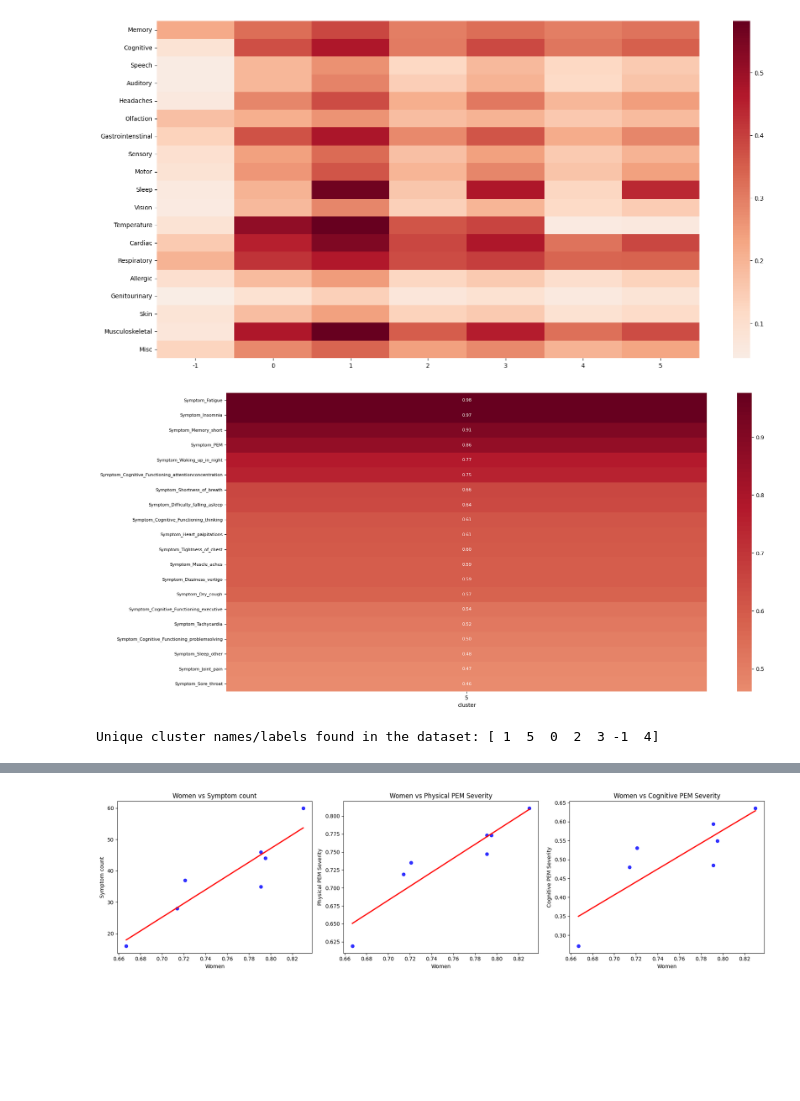
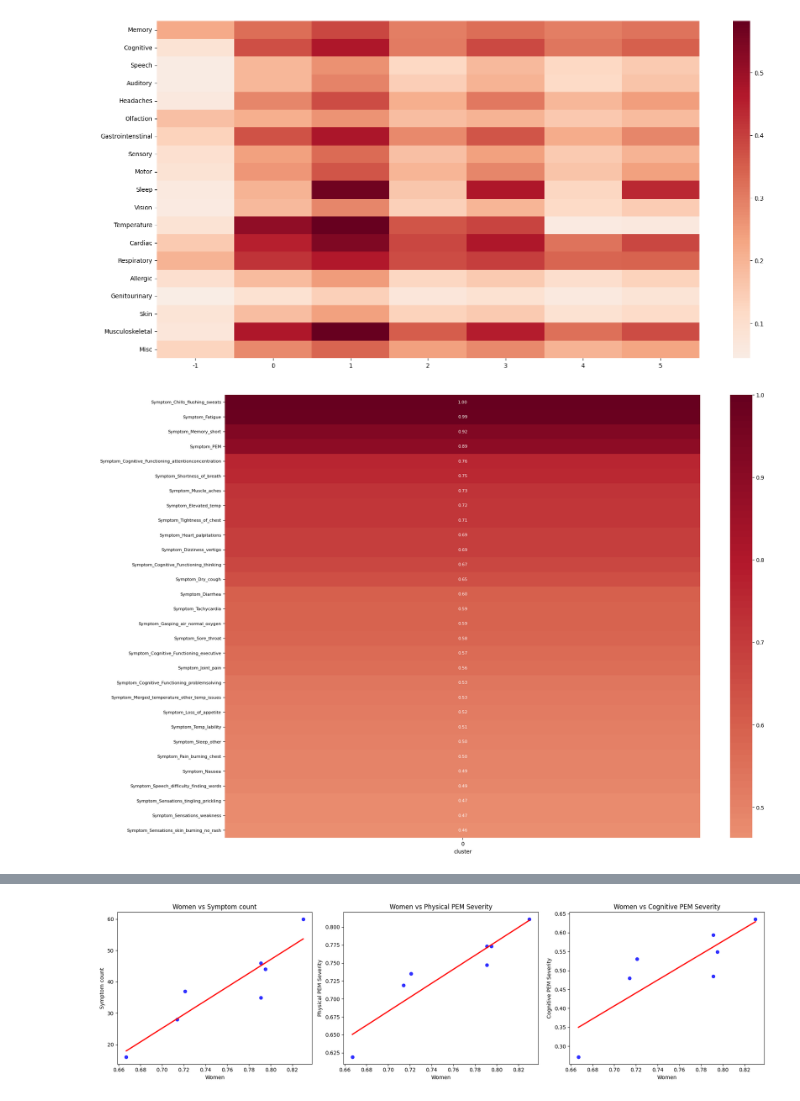
Before and after one commit to leothesouthafrican/PLR, a Jupyter notebook: Leo/main/final/grid_autoencoder/final_embedding/cl2/exploration.ipynb, the cells around one changed output, grey strips where cells are left out. Cells and saved outputs as stored; diff of their text form; code cells hidden in the pictures; blank space fills up the shorter version.

```diff
--- a/Leo/main/final/grid_autoencoder/final_embedding/cl2/exploration.ipynb
+++ b/Leo/main/final/grid_autoencoder/final_embedding/cl2/exploration.ipynb
@@ -301,9 +301,9 @@ import pandas as pd
 import matplotlib.pyplot as plt
 import seaborn as sns
 
-def plot_symp_avg_per_cluster(clusters, sympdf=None, include_misc=True, saveloc=None, selected_cluster=None, top_n_features=None):
+def plot_symp_avg_per_cluster(clusters, sympdf=None, include_misc=True, saveloc=None, selected_clusters=None, top_n_features=None):
     """
-    Plot average symptom values by cluster, with options to filter by specific cluster
+    Plot average symptom values by cluster, with options to filter by specific clusters
     and to limit the display to top n highest features, including value annotations.
 
     Parameters:
@@ -311,7 +311,7 @@ def plot_symp_avg_per_cluster(clusters, sympdf=None, include_misc=True, saveloc=
     sympdf (DataFrame, optional): DataFrame with symptoms. Default is None.
     include_misc (bool): Whether to include 'Misc' symptoms. Default is True.
     saveloc (str, optional): Location to save the plot. Default is None.
-    selected_cluster (int or str, optional): Specific cluster to display. Default is None.
+    selected_clusters (list of int/str, optional): Specific clusters to display. Default is None.
     top_n_features (int, optional): Number of top features to display. Default is None.
 
     Returns:
@@ -323,7 +323,7 @@ def plot_symp_avg_per_cluster(clusters, sympdf=None, include_misc=True, saveloc=
 
     if sympdf is None:
         # Placeholder for actual symptoms data path
-        df = pd.read_csv("/Users/leo/Programming/PLR/Leo/data/cleaned_data_SYMPTOMS_9_13_23.csv", index_col=0)
+        df = pd.read_csv("/Users/leo/Programming/PLR/Leo/data/cleaned_data_SYMPTOMS_9_13_23.csv", index_col=0)  # Update with the correct path
         sympdf = df.loc[:, df.columns.str.startswith('Symptom_')]
 
     if not include_misc:
@@ -331,67 +331,46 @@ def plot_symp_avg_per_cluster(clusters, sympdf=None, include_misc=True, saveloc=
 
     sympdf['cluster'] = clusters['cluster']
 
-    if selected_cluster is not None:
-        sympdf = sympdf[sympdf['cluster'] == selected_cluster]
+    if selected_clusters is not None:
+        sympdf = sympdf[sympdf['cluster'].isin(selected_clusters)]
 
     # Compute the mean for each symptom per cluster
     avg_scores_by_symptom = sympdf.groupby('cluster').mean()
 
     if top_n_features is not None:
         transposed_avg_scores = avg_scores_by_symptom.transpose()
 
-        if selected_cluster is None:
-            mean_scores = transposed_avg_scores.mean(axis=1)
-        else:
-            mean_scores = transposed_avg_scores[selected_cluster]
-
+        mean_scores = transposed_avg_scores.mean(axis=1) if selected_clusters is None else transposed_avg_scores[selected_clusters].mean(axis=1)
         top_features = mean_scores.nlargest(top_n_features).index
         transposed_avg_scores = transposed_avg_scores.loc[top_features]
     else:
         transposed_avg_scores = avg_scores_by_symptom.transpose()
 
-    # Dynamically adjust figure size based on the number of features to display
-    fig_height = max(10, len(transposed_avg_scores) * 0.5)  # Adjust the multiplier as needed to increase row height
+    fig_height = max(10, len(transposed_avg_scores) * 0.5)
     plt.figure(figsize=(20, fig_height))
 
     ax = sns.heatmap(transposed_avg_scores, cmap='RdBu_r', center=0, annot=True, fmt=".2f", annot_kws={"size": 8})
     ax.set_yticklabels(ax.get_yticklabels(), rotation=0, size=8)
 
     if saveloc is not None:
         plt.savefig(saveloc)
 
     plt.show()
 
     return avg_scores_by_symptom
 
 # Note: Replace "path_to_symptoms_data.csv" and the clusters path with actual paths.
 
 
 # Example usage
 plot_avg_per_cluster= plot_symp_avg_per_cluster(
     clusters="/Users/leo/Programming/PLR/clusterings/leo/final_aencoder_hdbscan_6.csv",
+    selected_clusters=[0],
     include_misc=False,
-    selected_cluster=5,  # Updated to use a numerical cluster label
-    top_n_features=20,
-    saveloc=None  # Optionally specify a save location for the plot
+    top_n_features=30
 )
 # %% [output]
-[figure, old version]
+[figure, new version]
-# %%
-import pandas as pd
-
-# Path to the CSV file containing cluster assignments
-clusters_csv_path = "/Users/leo/Programming/PLR/clusterings/leo/final_aencoder_hdbscan_6.csv"
-
-# Read the cluster assignments from the CSV
-clusters_df = pd.read_csv(clusters_csv_path)
-
-# Assuming the cluster assignments are in the last column, get the unique cluster names/labels
-unique_clusters = clusters_df.iloc[:, -1].unique()
-
-print("Unique cluster names/labels found in the dataset:", unique_clusters)
-# %% [output]
-Unique cluster names/labels found in the dataset: [ 1  5  0  2  3 -1  4]
 # %%
 def compute_symptom_group_difference(df):
     """
```
Also changed, not shown: parts of 24 cells of this notebook, 1 other file.
